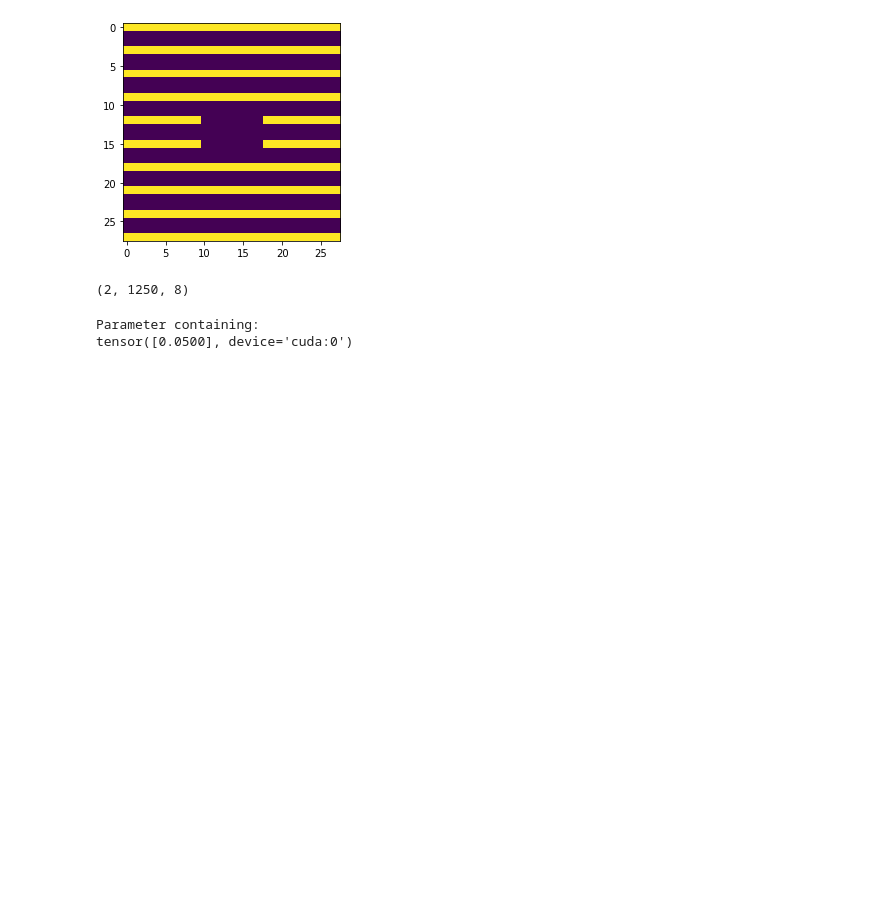
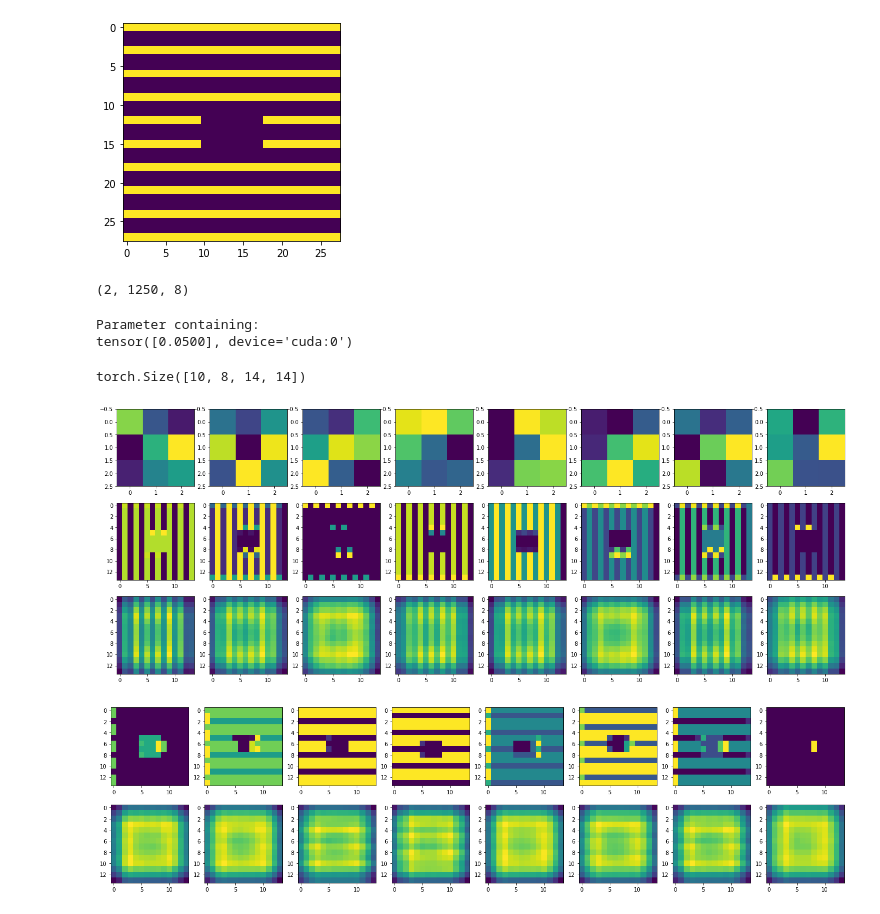
Before and after one commit to edualc/mt_object_recognition, a Jupyter notebook: TinyLateralNetwork_AdversarialExample.ipynb, the cells around one changed output. Saved outputs shown, nothing was run; the diff lists cells and outputs as text; code cells hidden in the pictures; blank space fills up the shorter version.

```diff
--- a/TinyLateralNetwork_AdversarialExample.ipynb
+++ b/TinyLateralNetwork_AdversarialExample.ipynb
@@ -31,15 +31,15 @@ DO_WANDB = True
 # %%
 config = {
     'num_classes': 10,
-    'learning_rate': 3e-3,
+    'learning_rate': 1e-2,
     'num_multiplex': 3,
     'batch_size': 10,
     'num_epochs': 5,
-    'lcl_alpha': 3e-3,
+    'lcl_alpha': 1e-2,
     'lcl_eta': 0.05,
-    'lcl_theta': 0.2,
-    'lcl_iota': 0.2,
-    'lcl_distance': 2,
+    'lcl_theta': 0.5,
+    'lcl_iota': 0.5,
+    'lcl_distance': 3,
     'conv_size': 8,
     'num_noisy_iterations': 500
 }
@@ -88,8 +88,8 @@ class TinyLateralNetwork(nn.Module):
 
         self.device = torch.device('cuda' if torch.cuda.is_available() else 'cpu')
         self.config = config
-        self.conv1 = nn.Conv2d(in_channels=1, out_channels=config['conv_size'], padding=1, kernel_size=(3,3))
-        self.relu1 = nn.Sigmoid()
+        self.conv1 = nn.Conv2d(in_channels=1, out_channels=config['conv_size'], bias=True, padding=1, kernel_size=(3,3))
+        self.act1 = nn.ReLU()
         self.maxpool = nn.AdaptiveMaxPool2d((14, 14))
         self.lcl = LaterallyConnectedLayer(self.config['num_multiplex'], config['conv_size'], 14, 14,
                               d=self.config['lcl_distance'],
@@ -114,7 +114,7 @@ class TinyLateralNetwork(nn.Module):
 
     def forward(self, x):
         x = self.conv1(x)
-        x = self.relu1(x)
+        x = self.act1(x)
         x = self.maxpool(x)
         x = self.lcl(x)
         x = torch.flatten(x, 1)
@@ -170,7 +170,7 @@ class TinyLateralNetwork(nn.Module):
                 if current_iteration > 0 and (current_iteration % 1250) == 0:
                     #self.save(f"models/vgg_with_lcl/{self.run_identifier}__it{current_iteration}_e{epoch}.pt")
                     val_acc, val_loss = self.test(val_loader)
-                    #self.train()
+                    self.train()
                     log_dict = { 'val_loss': val_loss, 'val_acc': val_acc, 'iteration': current_iteration }
 
                     if test_loader:
@@ -359,26 +359,30 @@ for i in tqdm(range(250)):
 # %%
 s1, _, _, _ = model.conv1.weight.shape
 plot_scale = 3
 
 conv = model.conv1(images_test)
-conv = model.relu1(conv)
+conv = model.act1(conv)
 conv = model.maxpool(conv)
 print(conv.shape)
 
 lcl_o = model.lcl(conv)
 
 fig, axs = plt.subplots(3, s1, figsize=(s1*plot_scale, 3*plot_scale))
 
 for x in range(s1):
     axs[0,x].imshow(model.conv1.weight.cpu().detach().numpy()[x, 0, ...])
     axs[1,x].imshow(conv.cpu().detach().numpy()[0, x, ...])
     axs[2,x].imshow(lcl_o.cpu().detach().numpy()[0, x, ...])
 
 fig, axs = plt.subplots(2, s1, figsize=(s1*plot_scale, 2*plot_scale))
 
 for x in range(s1):
     axs[0,x].imshow(conv.cpu().detach().numpy()[9, x, ...])
     axs[1,x].imshow(lcl_o.cpu().detach().numpy()[9, x, ...])
+# %% [output]
+torch.Size([10, 8, 14, 14])
+[figure, added]
+[figure, added]
 # %%
 # Mit Noise trainiert
 plot_kernels(model)
```
Also changed, not shown: parts of 8 cells of this notebook, 2 other files.
